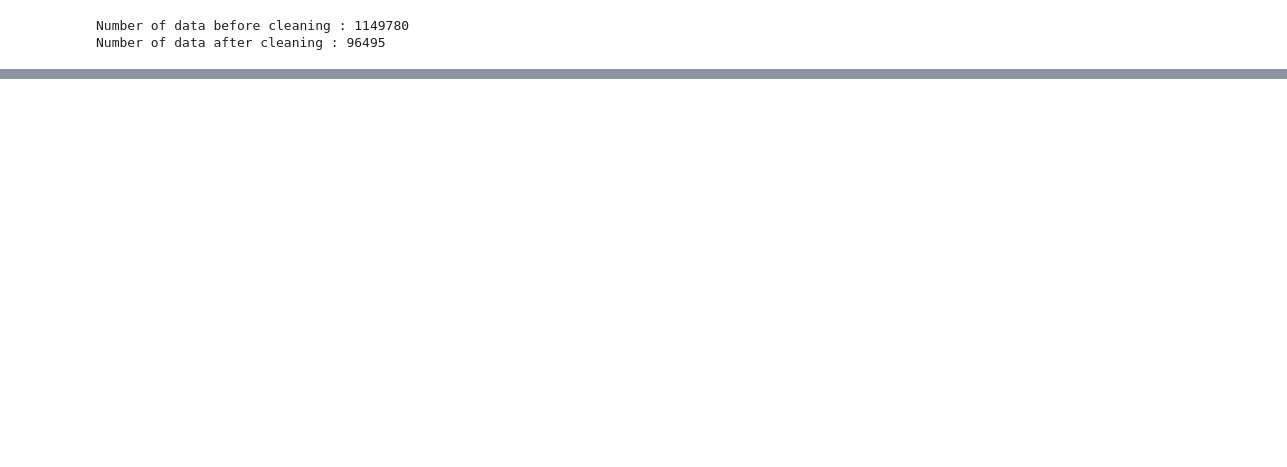
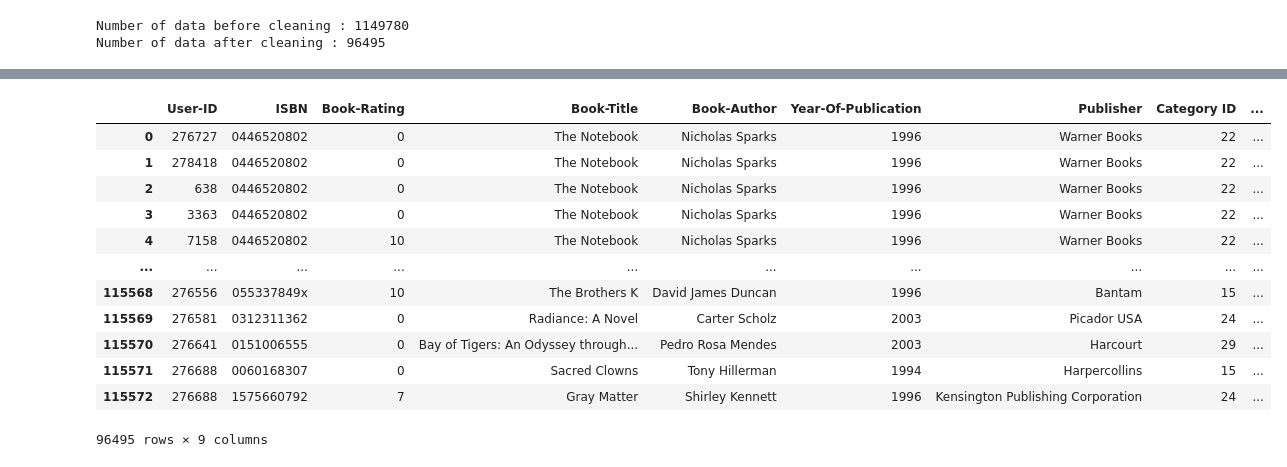
Before and after one commit to MornMon-Bangkit-Capstone/moru-ml, a Jupyter notebook: book_recommendation.ipynb, the cells around one changed output, grey strips where cells are left out. Cells and saved outputs as stored; diff of their text form; code cells hidden in the pictures; blank space fills up the shorter version.

```diff
--- a/book_recommendation.ipynb
+++ b/book_recommendation.ipynb
@@ -55,6 +69,6 @@ df_books1[df_books1['Year-Of-Publication'] == 'DK Publishing Inc']
 # %%
 df_books1['Year-Of-Publication'] = pd.to_numeric(df_books1['Year-Of-Publication'],errors='coerce')
 # %%
-df_books1 = df_books.dropna()
+df_books1 = df_books1.dropna()
 df_books1['Year-Of-Publication'] = df_books1['Year-Of-Publication'].astype(int)
 # %%
@@ -177,5 +197,0 @@ drop_cust_list = df_cust_summary[df_cust_summary['count'] < 10].index
-# %%
-print('Before Filtering: {}'.format(df_ratings.shape))
-df_ratings = df_ratings[~df_ratings['ISBN'].isin(drop_book_list)]
-df_ratings = df_ratings[~df_ratings['User-ID'].isin(drop_cust_list)]
-print('After Filtering: {}'.format(df_ratings.shape))
@@ -184,0 +218,16 @@ After Filtering: (38472, 3)
+# %%
+df_official
+# %% [output]
+|  | User-ID | ISBN | Book-Rating | Book-Title | Book-Author | Year-Of-Publication | Publisher | Category ID | ... |
+| 0 | 276727 | 0446520802 | 0 | The Notebook | Nicholas Sparks | 1996 | Warner Books | 22 | ... |
+| 1 | 278418 | 0446520802 | 0 | The Notebook | Nicholas Sparks | 1996 | Warner Books | 22 | ... |
+| 2 | 638 | 0446520802 | 0 | The Notebook | Nicholas Sparks | 1996 | Warner Books | 22 | ... |
+| 3 | 3363 | 0446520802 | 0 | The Notebook | Nicholas Sparks | 1996 | Warner Books | 22 | ... |
+| 4 | 7158 | 0446520802 | 10 | The Notebook | Nicholas Sparks | 1996 | Warner Books | 22 | ... |
+| ... | ... | ... | ... | ... | ... | ... | ... | ... | ... |
+| 115568 | 276556 | 055337849x | 10 | The Brothers K | David James Duncan | 1996 | Bantam | 15 | ... |
+| 115569 | 276581 | 0312311362 | 0 | Radiance: A Novel | Carter Scholz | 2003 | Picador USA | 24 | ... |
+| 115570 | 276641 | 0151006555 | 0 | Bay of Tigers: An Odyssey through... | Pedro Rosa Mendes | 2003 | Harcourt | 29 | ... |
+| 115571 | 276688 | 0060168307 | 0 | Sacred Clowns | Tony Hillerman | 1994 | Harpercollins | 15 | ... |
+| 115572 | 276688 | 1575660792 | 7 | Gray Matter | Shirley Kennett | 1996 | Kensington Publishing Corporation | 24 | ... |
+96495 rows × 9 columns
```
Also changed, not shown: parts of 29 cells of this notebook.
